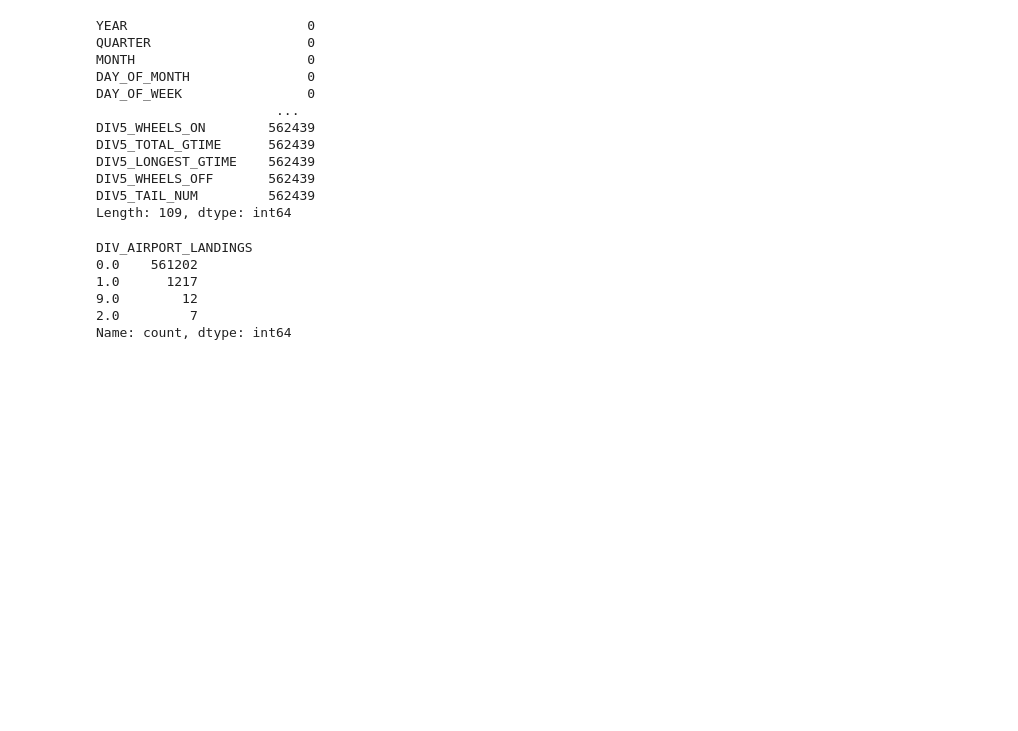
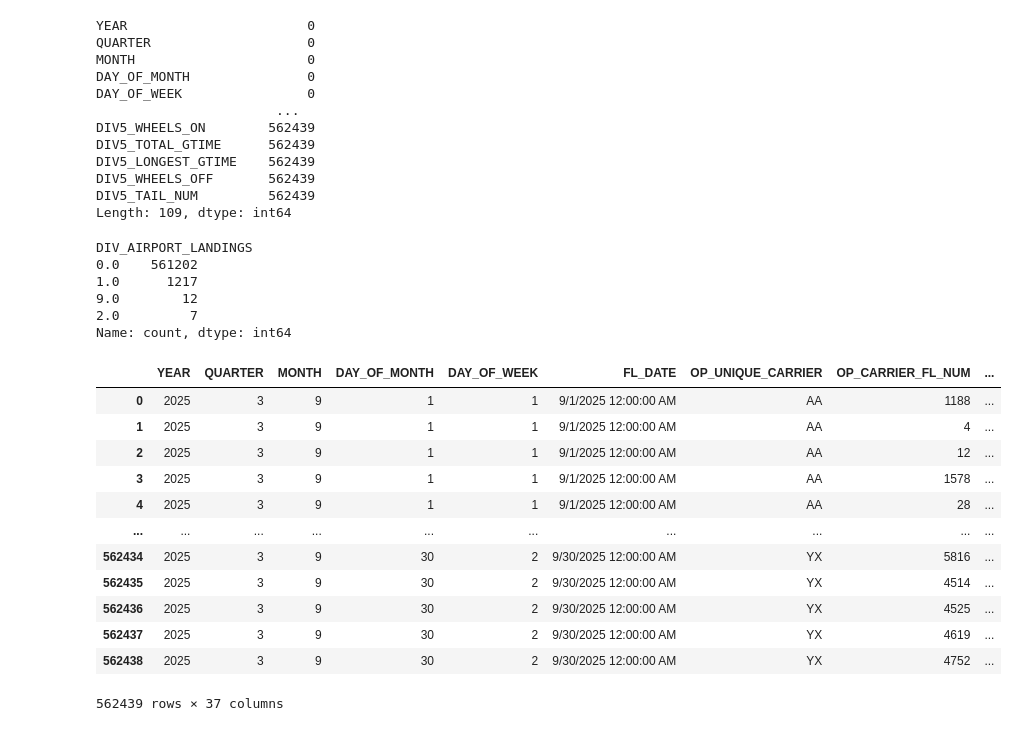
Before and after one commit to uppusneha11/Airline_OnTime_Performance, a Jupyter notebook: clean.ipynb, the cells around one changed output. Saved outputs shown, nothing was run; the diff lists cells and outputs as text; code cells hidden in the pictures; blank space fills up the shorter version.

```diff
--- a/clean.ipynb
+++ b/clean.ipynb
@@ -74,3 +73,27 @@ DIV_AIRPORT_LANDINGS
 9.0        12
 2.0         7
 Name: count, dtype: int64
+# %%
+data = df[['YEAR','QUARTER','MONTH','DAY_OF_MONTH','DAY_OF_WEEK','FL_DATE',
+           'OP_UNIQUE_CARRIER','OP_CARRIER_FL_NUM','ORIGIN_AIRPORT_ID','ORIGIN_CITY_NAME','ORIGIN_STATE_ABR',
+           'DEST_AIRPORT_ID','DEST_CITY_NAME','DEST_STATE_ABR','CRS_DEP_TIME','DEP_TIME',
+           'DEP_DELAY_NEW','DEP_DEL15','CRS_ARR_TIME','ARR_DELAY_NEW','ARR_DEL15',
+           'CANCELLED','CANCELLATION_CODE','DIVERTED','DISTANCE','DISTANCE_GROUP',
+           'CARRIER_DELAY','WEATHER_DELAY','NAS_DELAY','SECURITY_DELAY',
+           'LATE_AIRCRAFT_DELAY','DIV_AIRPORT_LANDINGS','DIV_REACHED_DEST','DIV_ARR_DELAY',
+           'DIV_DISTANCE','DIV1_AIRPORT','DIV2_AIRPORT']].copy()
+data
+# %% [output]
+|  | YEAR | QUARTER | MONTH | DAY_OF_MONTH | DAY_OF_WEEK | FL_DATE | OP_UNIQUE_CARRIER | OP_CARRIER_FL_NUM | ... |
+| 0 | 2025 | 3 | 9 | 1 | 1 | 9/1/2025 12:00:00 AM | AA | 1188 | ... |
+| 1 | 2025 | 3 | 9 | 1 | 1 | 9/1/2025 12:00:00 AM | AA | 4 | ... |
+| 2 | 2025 | 3 | 9 | 1 | 1 | 9/1/2025 12:00:00 AM | AA | 12 | ... |
+| 3 | 2025 | 3 | 9 | 1 | 1 | 9/1/2025 12:00:00 AM | AA | 1578 | ... |
+| 4 | 2025 | 3 | 9 | 1 | 1 | 9/1/2025 12:00:00 AM | AA | 28 | ... |
+| ... | ... | ... | ... | ... | ... | ... | ... | ... | ... |
+| 562434 | 2025 | 3 | 9 | 30 | 2 | 9/30/2025 12:00:00 AM | YX | 5816 | ... |
+| 562435 | 2025 | 3 | 9 | 30 | 2 | 9/30/2025 12:00:00 AM | YX | 4514 | ... |
+| 562436 | 2025 | 3 | 9 | 30 | 2 | 9/30/2025 12:00:00 AM | YX | 4525 | ... |
+| 562437 | 2025 | 3 | 9 | 30 | 2 | 9/30/2025 12:00:00 AM | YX | 4619 | ... |
+| 562438 | 2025 | 3 | 9 | 30 | 2 | 9/30/2025 12:00:00 AM | YX | 4752 | ... |
+562439 rows × 37 columns
```
Also changed, not shown: parts of 21 cells of this notebook, 2 other files.
